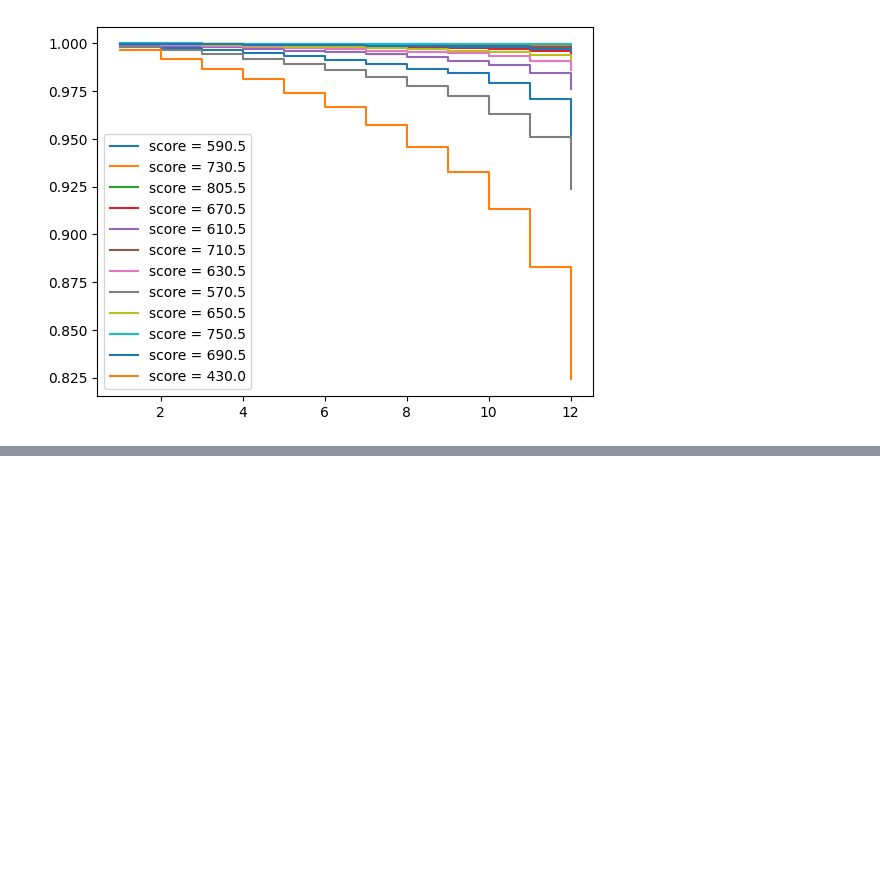
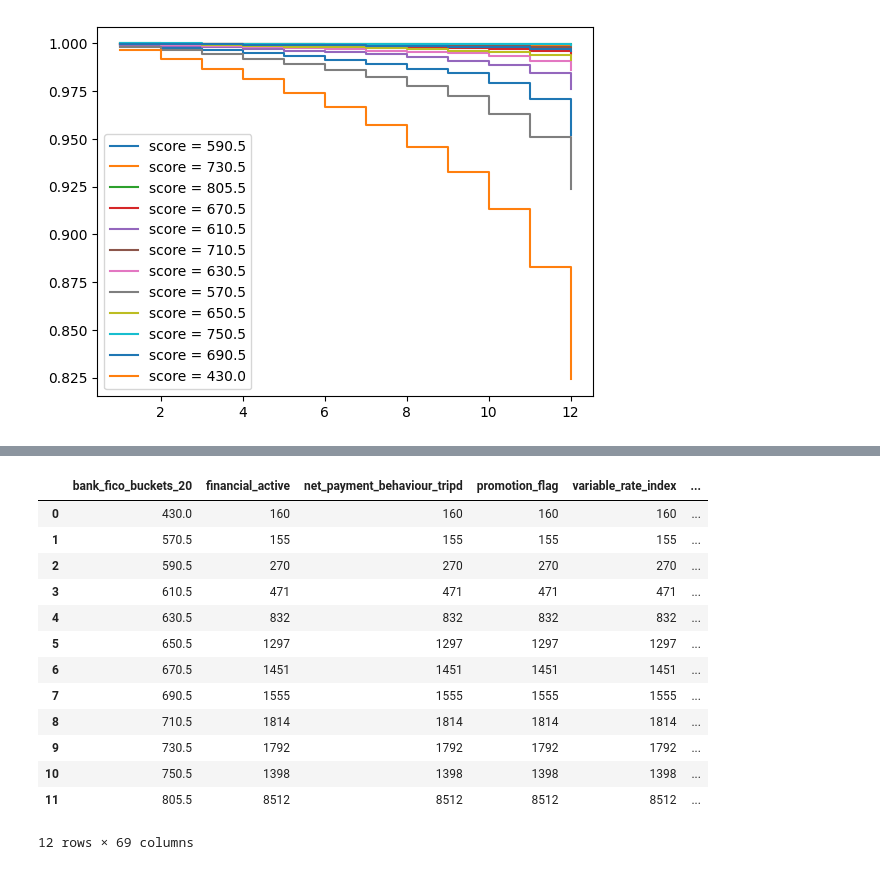
Before and after one commit to yaswant2403/datathon2023, a Jupyter notebook: basic_analysis.ipynb, the cells around one changed output, grey strips where cells are left out. Cells and saved outputs as stored; diff of their text form; code cells hidden in the pictures; blank space fills up the shorter version.

```diff
--- a/basic_analysis.ipynb
+++ b/basic_analysis.ipynb
@@ -308,0 +432,18 @@ plt.legend(loc="best")
+# %%
+forecast = pd.read_csv("forecast_starting_data.csv")
+
+scores = [(581,600),(721,740),(761,850),(661,680),(601,620), (701,720), (621,640), (561,580), (641,660), (741,760), (681,700),(560,300)]
+medians = [(tup[0] + tup[1])/2 for tup in scores]
+ranges = { }
+for mid in medians:
+    fico_range = scores[medians.index(mid)]
+    if (fico_range[0] == 560):
+        ranges['<= 560'] = mid
+    elif (fico_range[0] == 761):
+        ranges['761+'] = mid
+    else:
+        key = str(fico_range[0]) + '-' + str(fico_range[1])
+        ranges[key] = mid
+ranges['Exception'] = 0
+ranges['Missing'] = 0
+forecast2 = forecast.replace({"bank_fico_buckets_20": ranges})
@@ -308,0 +458,3 @@ plt.legend(loc="best")
+# %%
+forecast2 = forecast2[forecast2["bank_fico_buckets_20"] != 0]
+forecast2
@@ -308,0 +475,18 @@ plt.legend(loc="best")
+# %%
+forecast2 = forecast2.groupby("bank_fico_buckets_20").agg("count").reset_index()
+forecast2
+# %% [output]
+|  | bank_fico_buckets_20 | financial_active | net_payment_behaviour_tripd | promotion_flag | variable_rate_index | ... |
+| 0 | 430.0 | 160 | 160 | 160 | 160 | ... |
+| 1 | 570.5 | 155 | 155 | 155 | 155 | ... |
+| 2 | 590.5 | 270 | 270 | 270 | 270 | ... |
+| 3 | 610.5 | 471 | 471 | 471 | 471 | ... |
+| 4 | 630.5 | 832 | 832 | 832 | 832 | ... |
+| 5 | 650.5 | 1297 | 1297 | 1297 | 1297 | ... |
+| 6 | 670.5 | 1451 | 1451 | 1451 | 1451 | ... |
+| 7 | 690.5 | 1555 | 1555 | 1555 | 1555 | ... |
+| 8 | 710.5 | 1814 | 1814 | 1814 | 1814 | ... |
+| 9 | 730.5 | 1792 | 1792 | 1792 | 1792 | ... |
+| 10 | 750.5 | 1398 | 1398 | 1398 | 1398 | ... |
+| 11 | 805.5 | 8512 | 8512 | 8512 | 8512 | ... |
+12 rows × 69 columns
```
Also changed, not shown: parts of 26 cells of this notebook, 1 other file.
